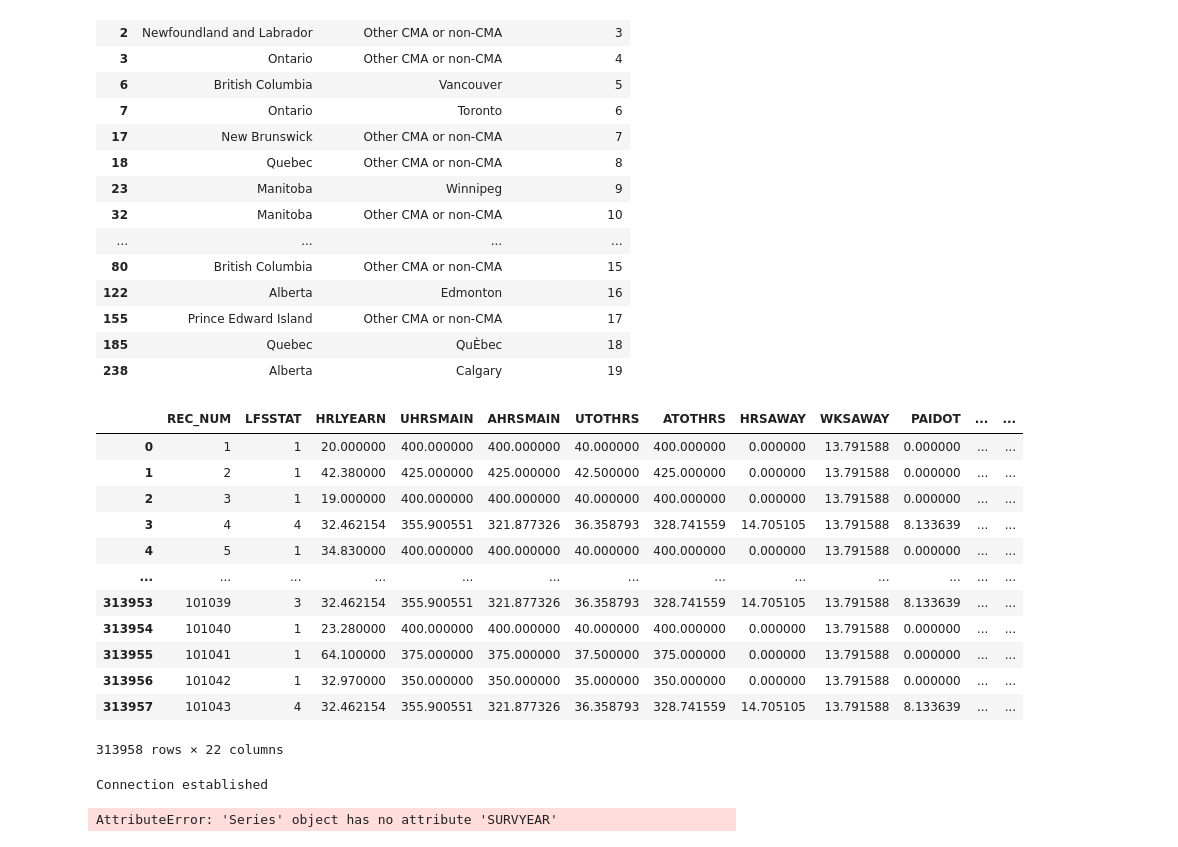
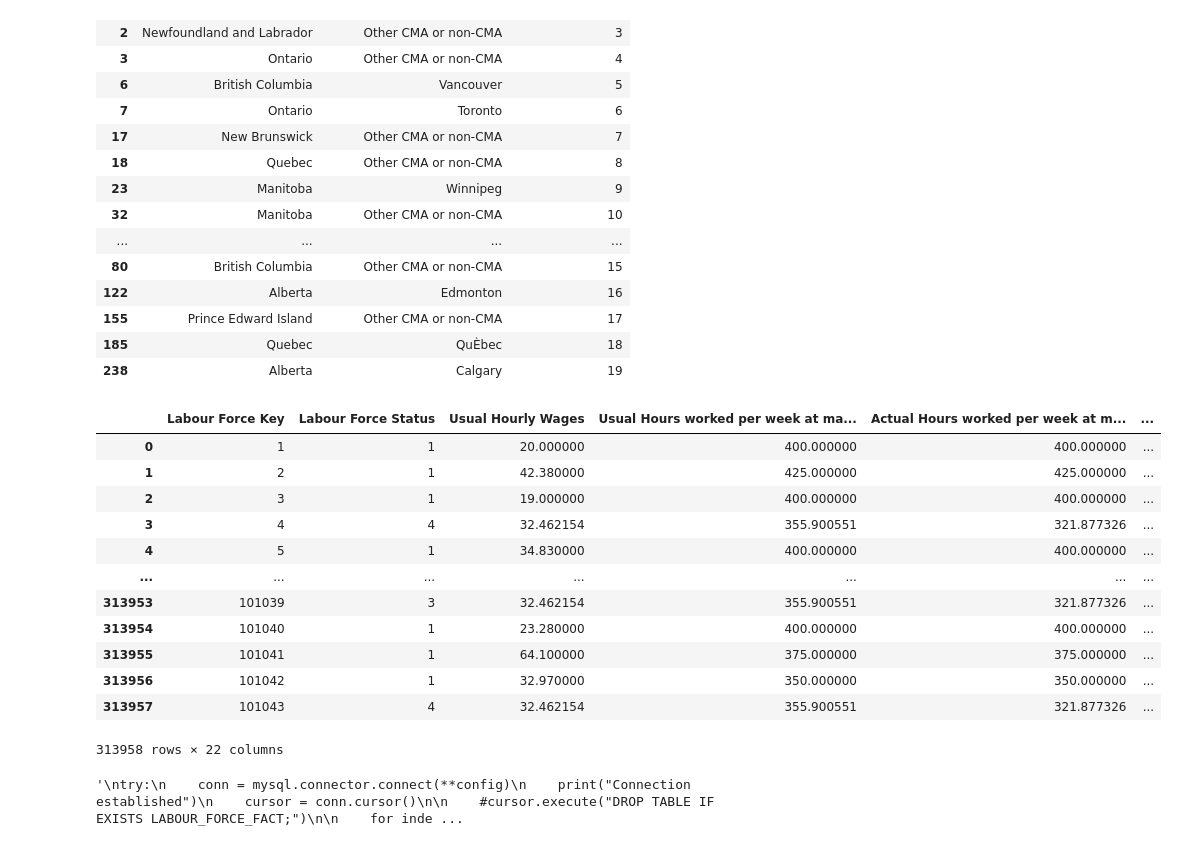
Before and after one commit to bradley121901/canadian_labour, a Jupyter notebook: canadian_labour.ipynb, the cells around one changed output. Cells and saved outputs as stored; diff of their text form; code cells hidden in the pictures.

```diff
--- a/canadian_labour.ipynb
+++ b/canadian_labour.ipynb
@@ -364,22 +364,23 @@ geographic
 | 155 | Prince Edward Island | Other CMA or non-CMA | 17 |
 | 185 | Quebec | QuÈbec | 18 |
 | 238 | Alberta | Calgary | 19 |
-# %%
-labour_force_fact
-# %% [output]
-|  | REC_NUM | LFSSTAT | HRLYEARN | UHRSMAIN | AHRSMAIN | UTOTHRS | ATOTHRS | HRSAWAY | WKSAWAY | PAIDOT | ... | ... |
-| 0 | 1 | 1 | 20.000000 | 400.000000 | 400.000000 | 40.000000 | 400.000000 | 0.000000 | 13.791588 | 0.000000 | ... | ... |
-| 1 | 2 | 1 | 42.380000 | 425.000000 | 425.000000 | 42.500000 | 425.000000 | 0.000000 | 13.791588 | 0.000000 | ... | ... |
-| 2 | 3 | 1 | 19.000000 | 400.000000 | 400.000000 | 40.000000 | 400.000000 | 0.000000 | 13.791588 | 0.000000 | ... | ... |
-| 3 | 4 | 4 | 32.462154 | 355.900551 | 321.877326 | 36.358793 | 328.741559 | 14.705105 | 13.791588 | 8.133639 | ... | ... |
-| 4 | 5 | 1 | 34.830000 | 400.000000 | 400.000000 | 40.000000 | 400.000000 | 0.000000 | 13.791588 | 0.000000 | ... | ... |
-| ... | ... | ... | ... | ... | ... | ... | ... | ... | ... | ... | ... | ... |
-| 313953 | 101039 | 3 | 32.462154 | 355.900551 | 321.877326 | 36.358793 | 328.741559 | 14.705105 | 13.791588 | 8.133639 | ... | ... |
-| 313954 | 101040 | 1 | 23.280000 | 400.000000 | 400.000000 | 40.000000 | 400.000000 | 0.000000 | 13.791588 | 0.000000 | ... | ... |
-| 313955 | 101041 | 1 | 64.100000 | 375.000000 | 375.000000 | 37.500000 | 375.000000 | 0.000000 | 13.791588 | 0.000000 | ... | ... |
-| 313956 | 101042 | 1 | 32.970000 | 350.000000 | 350.000000 | 35.000000 | 350.000000 | 0.000000 | 13.791588 | 0.000000 | ... | ... |
-| 313957 | 101043 | 4 | 32.462154 | 355.900551 | 321.877326 | 36.358793 | 328.741559 | 14.705105 | 13.791588 | 8.133639 | ... | ... |
-313958 rows × 22 columns
+# %%
+labour_force_fact = labour_force_fact.rename(columns={'REC_NUM':'Labour Force Key', 'DATE_KEY': 'Date Key', 'GEOGRAPHIC_KEY':'Geographic Key', 'DEMOGRAPHIC_KEY':'Demographic Key','JOB_KEY':'Job Key', 'UNEMPLOYED_KEY': 'Unemployment Key', 'LFSSTAT':'Labour Force Status', 'HRLYEARN': 'Usual Hourly Wages', 'UHRSMAIN': 'Usual Hours worked per week at main job', 'AHRSMAIN':'Actual Hours worked per week at main job', 'ATOTHRS':'Actual Hours worked per week at all job', 'UTOTHRS':'Usual Hours worked per week at all jobs', 'HRSAWAY':'Hours away from work','PAIDOT':'Paid overtime hours in reference week', 'XTRAHRS':'Number of overtime or extra hours worked', 'WKSAWAY':'Numbers of weeks absent from work', 'YABSENT':'Reason of absence','PREVTEN':'Previous job tenure','TENURE':'Current job tenure','DURUNEMP':'Duration of unemployment', 'WEEKINCOME':'Weekly income', 'ANNUALINCOME': 'Annual income'})
+labour_force_fact
+# %% [output]
+|  | Labour Force Key | Labour Force Status | Usual Hourly Wages | Usual Hours worked per week at ma... | Actual Hours worked per week at m... | ... |
+| 0 | 1 | 1 | 20.000000 | 400.000000 | 400.000000 | ... |
+| 1 | 2 | 1 | 42.380000 | 425.000000 | 425.000000 | ... |
+| 2 | 3 | 1 | 19.000000 | 400.000000 | 400.000000 | ... |
+| 3 | 4 | 4 | 32.462154 | 355.900551 | 321.877326 | ... |
+| 4 | 5 | 1 | 34.830000 | 400.000000 | 400.000000 | ... |
+| ... | ... | ... | ... | ... | ... | ... |
+| 313953 | 101039 | 3 | 32.462154 | 355.900551 | 321.877326 | ... |
+| 313954 | 101040 | 1 | 23.280000 | 400.000000 | 400.000000 | ... |
+| 313955 | 101041 | 1 | 64.100000 | 375.000000 | 375.000000 | ... |
+| 313956 | 101042 | 1 | 32.970000 | 350.000000 | 350.000000 | ... |
+| 313957 | 101043 | 4 | 32.462154 | 355.900551 | 321.877326 | ... |
+313958 rows × 22 columns
 # %%
 config = {
       'host':'meow.mysql.database.azure.com',
@@ -387,6 +388,7 @@ config = {
       'password':'Asdf123$',
       'database':'canadian_labour'
 }
+'''
 try:
     conn = mysql.connector.connect(**config)
     print("Connection established")
@@ -454,6 +456,6 @@ conn.commit()
 cursor.close()
 conn.close()
 print("SUCESSFUL LOAD PROCESS")
+'''
 # %% [output]
-Connection established
+'\ntry:\n    conn = mysql.connector.connect(**config)\n    print("Connection established")\n    cursor = conn.cursor()\n\n    #cursor.execute("DROP TABLE IF EXISTS LABOUR_FORCE_FACT;")\n\n    for inde ...
-AttributeError: 'Series' object has no attribute 'SURVYEAR'
```
Also changed, not shown: parts of 1 cell of this notebook.
